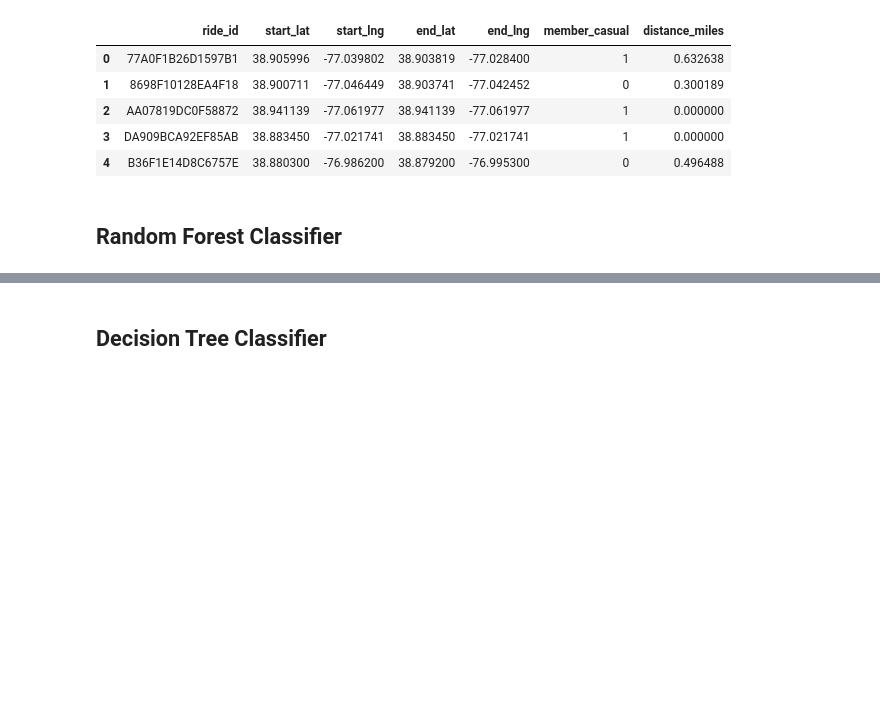
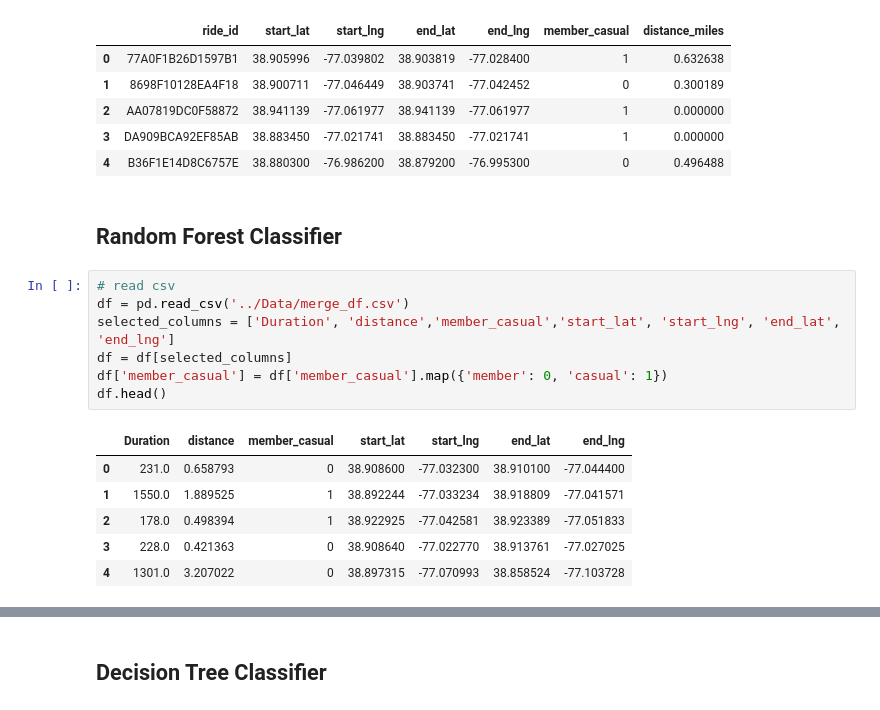
Before and after one commit to jackyzhang1008/DSAN-5100_Final_Project, a Jupyter notebook: Code/Classfication.ipynb, the cells around one changed output, grey strips where cells are left out. Cells and saved outputs as stored; diff of their text form; blank space fills up the shorter version.

```diff
--- a/Code/Classfication.ipynb
+++ b/Code/Classfication.ipynb
@@ -71,3 +78,17 @@ combined_df.head()
 | 4 | B36F1E14D8C6757E | 38.880300 | -76.986200 | 38.879200 | -76.995300 | 0 | 0.496488 |
 # %% [markdown]
 ## Random Forest Classifier
+# %%
+# read csv
+df = pd.read_csv('../Data/merge_df.csv')
+selected_columns = ['Duration', 'distance','member_casual','start_lat', 'start_lng', 'end_lat', 'end_lng']
+df = df[selected_columns]
+df['member_casual'] = df['member_casual'].map({'member': 0, 'casual': 1})
+df.head()
+# %% [output]
+|  | Duration | distance | member_casual | start_lat | start_lng | end_lat | end_lng |
+| 0 | 231.0 | 0.658793 | 0 | 38.908600 | -77.032300 | 38.910100 | -77.044400 |
+| 1 | 1550.0 | 1.889525 | 1 | 38.892244 | -77.033234 | 38.918809 | -77.041571 |
+| 2 | 178.0 | 0.498394 | 1 | 38.922925 | -77.042581 | 38.923389 | -77.051833 |
+| 3 | 228.0 | 0.421363 | 0 | 38.908640 | -77.022770 | 38.913761 | -77.027025 |
+| 4 | 1301.0 | 3.207022 | 0 | 38.897315 | -77.070993 | 38.858524 | -77.103728 |
```
Also changed, not shown: parts of 4 cells of this notebook, 1 other file.
